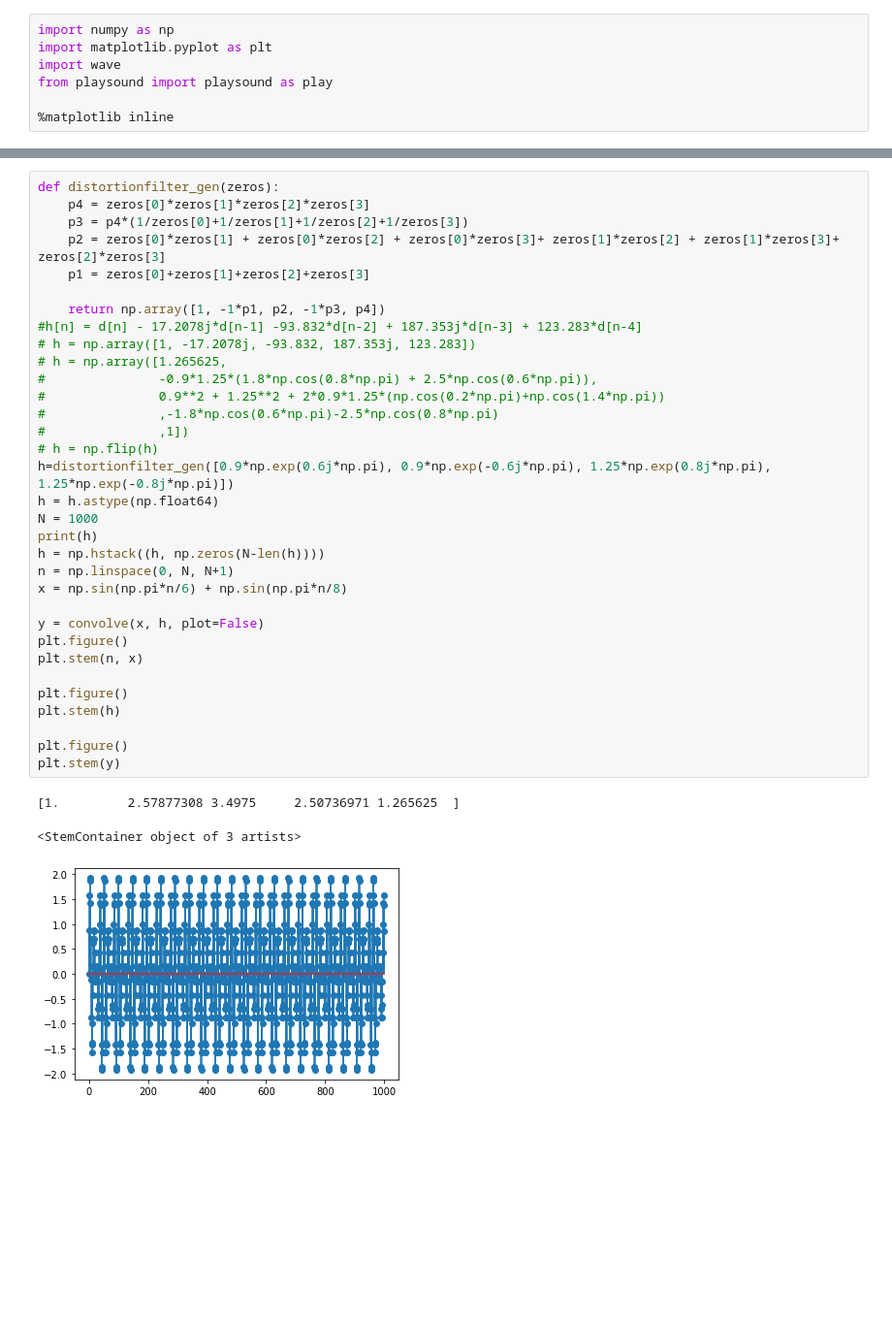
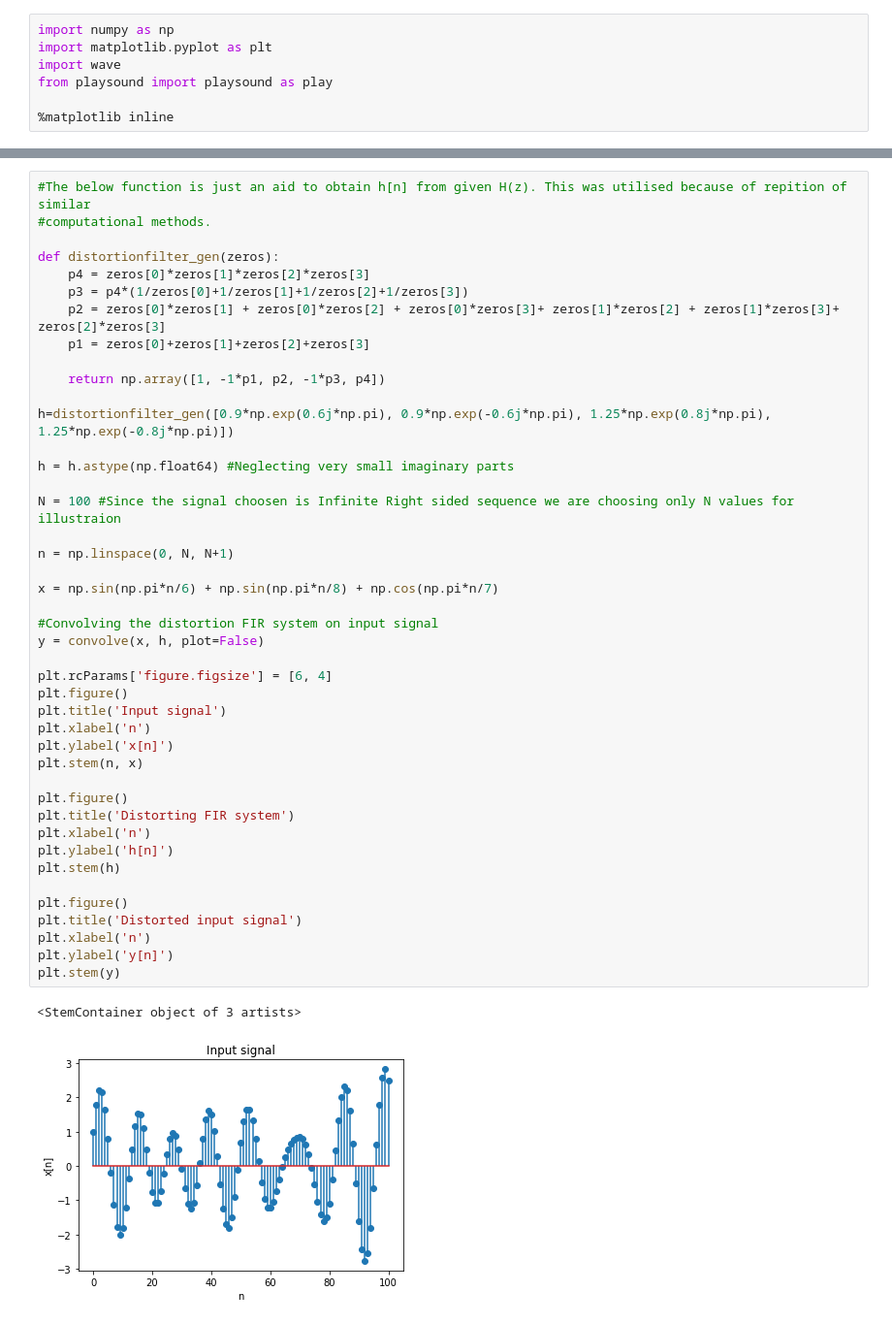
Before and after one commit to TUdayKiranReddy/DSP, a Jupyter notebook: hw4.ipynb, the cells around one changed output, grey strips where cells are left out. Shown at 97% size. Saved outputs shown, nothing was run; the diff lists cells and outputs as text; blank space fills up the shorter version.

```diff
--- a/hw4.ipynb
+++ b/hw4.ipynb
@@ -113,37 +125,46 @@ def group_delay(phi, w):
 # %%
+#The below function is just an aid to obtain h[n] from given H(z). This was utilised because of repition of similar
+#computational methods.
+
 def distortionfilter_gen(zeros):
     p4 = zeros[0]*zeros[1]*zeros[2]*zeros[3]
     p3 = p4*(1/zeros[0]+1/zeros[1]+1/zeros[2]+1/zeros[3])
     p2 = zeros[0]*zeros[1] + zeros[0]*zeros[2] + zeros[0]*zeros[3]+ zeros[1]*zeros[2] + zeros[1]*zeros[3]+ zeros[2]*zeros[3]
     p1 = zeros[0]+zeros[1]+zeros[2]+zeros[3]
 
     return np.array([1, -1*p1, p2, -1*p3, p4])
-#h[n] = d[n] - 17.2078j*d[n-1] -93.832*d[n-2] + 187.353j*d[n-3] + 123.283*d[n-4]
-# h = np.array([1, -17.2078j, -93.832, 187.353j, 123.283])
-# h = np.array([1.265625,
-#               -0.9*1.25*(1.8*np.cos(0.8*np.pi) + 2.5*np.cos(0.6*np.pi)),
-#               0.9**2 + 1.25**2 + 2*0.9*1.25*(np.cos(0.2*np.pi)+np.cos(1.4*np.pi))
-#               ,-1.8*np.cos(0.6*np.pi)-2.5*np.cos(0.8*np.pi)
-#               ,1])
-# h = np.flip(h)
+
 h=distortionfilter_gen([0.9*np.exp(0.6j*np.pi), 0.9*np.exp(-0.6j*np.pi), 1.25*np.exp(0.8j*np.pi), 1.25*np.exp(-0.8j*np.pi)])
-h = h.astype(np.float64)
-N = 1000
-print(h)
-h = np.hstack((h, np.zeros(N-len(h))))
+
+h = h.astype(np.float64) #Neglecting very small imaginary parts
+
+N = 100 #Since the signal choosen is Infinite Right sided sequence we are choosing only N values for illustraion
+
 n = np.linspace(0, N, N+1)
-x = np.sin(np.pi*n/6) + np.sin(np.pi*n/8)
 
+x = np.sin(np.pi*n/6) + np.sin(np.pi*n/8) + np.cos(np.pi*n/7)
+
+#Convolving the distortion FIR system on input signal
 y = convolve(x, h, plot=False)
+
+plt.rcParams['figure.figsize'] = [6, 4]
 plt.figure()
+plt.title('Input signal')
+plt.xlabel('n')
+plt.ylabel('x[n]')
 plt.stem(n, x)
 
 plt.figure()
+plt.title('Distorting FIR system')
+plt.xlabel('n')
+plt.ylabel('h[n]')
 plt.stem(h)
 
 plt.figure()
+plt.title('Distorted input signal')
+plt.xlabel('n')
+plt.ylabel('y[n]')
 plt.stem(y)
 # %% [output]
-[1.         2.57877308 3.4975     2.50736971 1.265625  ]
+<StemContainer object of 3 artists>
-<StemContainer object of 3 artists>
-[figure, old version]
+[figure, new version]
```
Also changed, not shown: parts of 19 cells of this notebook.
